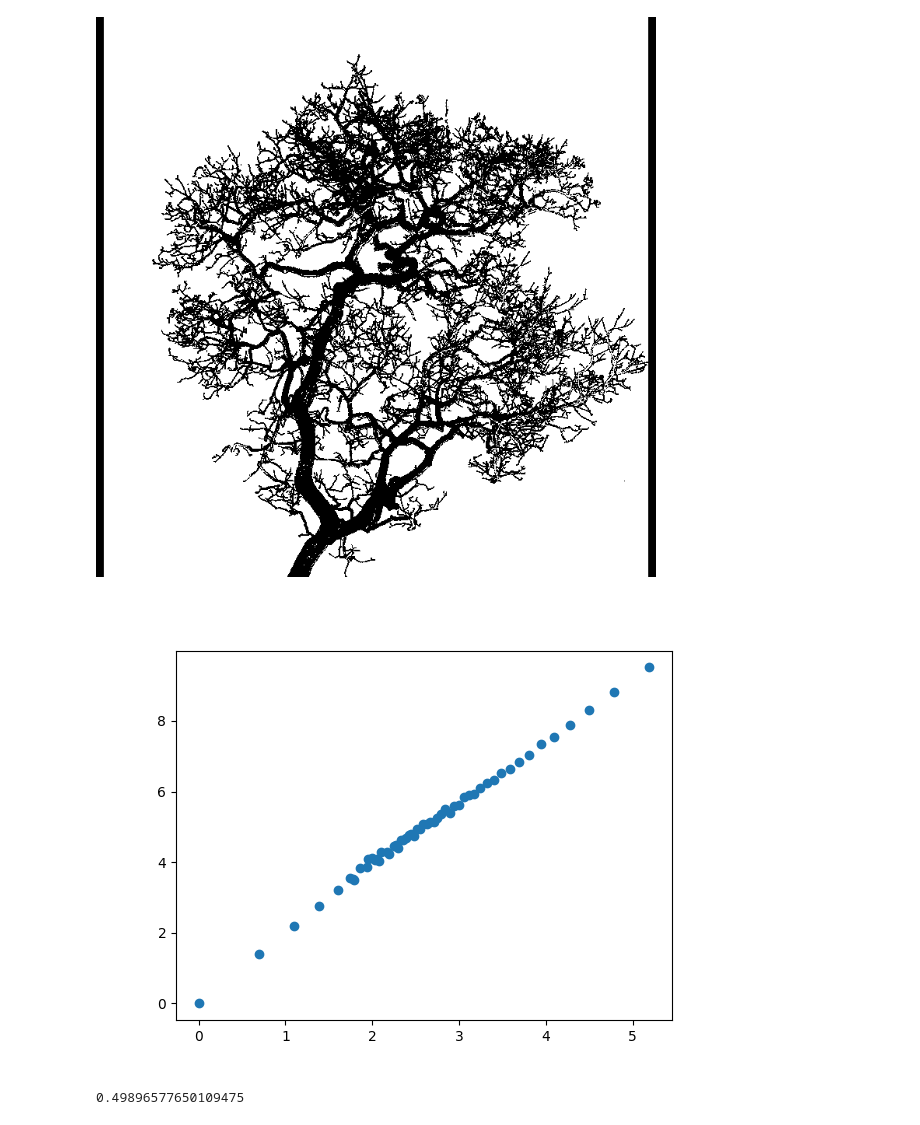
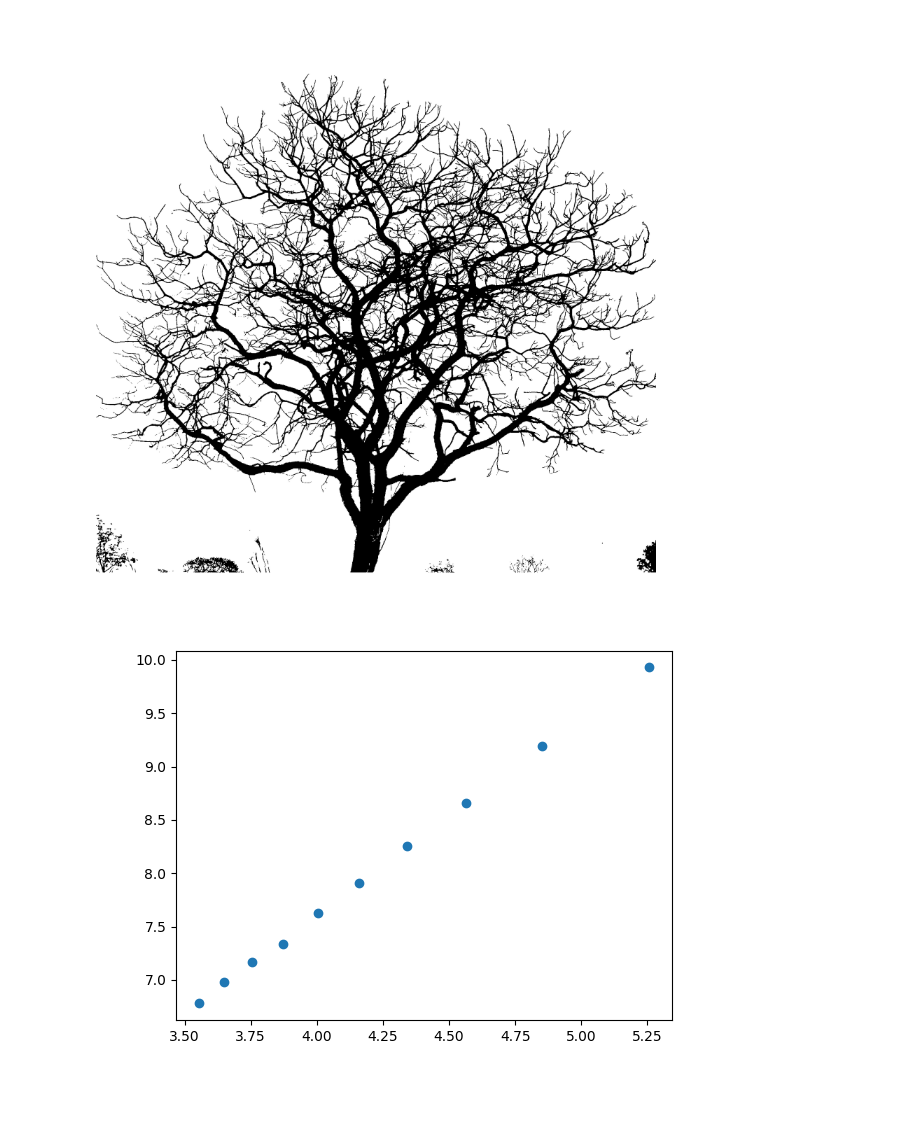
Before and after one commit to 1moi6/tccs, a Jupyter notebook: theo/theo.ipynb, the cells around one changed output. Saved outputs shown, nothing was run; the diff lists cells and outputs as text; code cells hidden in the pictures.

```diff
--- a/theo/theo.ipynb
+++ b/theo/theo.ipynb
@@ -7,4 +15,14 @@ import pandas as pd
 # %%
+def ajuste_linear(x, y):
+    # Calcula o coeficiente 'a' usando regressão linear simples
+    a = sum(xi * yi for xi, yi in zip(x, y)) / sum(xi ** 2 for xi in x)
+
+    # Aplica o ajuste aos dados de entrada
+    x_ajustado = [a * xi for xi in x]
+
+    # Retorna os dados de entrada ajustados e o coeficiente 'a'
+    return x_ajustado, a
+
 def imagem_para_tons_de_cinza(caminho_da_imagem):
     # Abrir a imagem
     imagem = Image.open(caminho_da_imagem)
@@ -78,7 +96,7 @@ def tornar_quadrada(imagem):
     tamanho_maximo = max(largura, altura)
 
     # Criar uma nova imagem quadrada
-    imagem_quadrada = Image.new('L', (tamanho_maximo, tamanho_maximo), color=0)
+    imagem_quadrada = Image.new('L', (tamanho_maximo, tamanho_maximo), color=255)
 
     # Calcular as coordenadas de início para colar a imagem original
     inicio_x = (tamanho_maximo - largura) // 2
@@ -90,12 +108,12 @@ def tornar_quadrada(imagem):
     return imagem_quadrada
 # %%
 
-caminho_da_imagem = './imagens/image2.png'
+caminho_da_imagem = './imagens/image33.png'
 matriz_tons_de_cinza = imagem_para_tons_de_cinza(caminho_da_imagem)
-imagem_processada = tornar_quadrada(corte(matriz_tons_de_cinza,10,'M'))
+imagem_processada = tornar_quadrada(corte(matriz_tons_de_cinza,100,'m'))
 imagem_processada
 # %% [output]
-[figure, old version]
+[figure, new version]
 # %%
 largura,altura = imagem_processada.size
 dados = {}
@@ -114,25 +132,7 @@ tam_lado = list(dados.values())
 num_caixas = list(dados.keys())
 # %%
 fig,ax = plt.subplots()
-ax.scatter(np.log(tam_lado),np.log(num_caixas))
+ax.scatter(np.log(tam_lado[-10:]),np.log(num_caixas[-10:]))
 plt.show()
 # %% [output]
-[figure, old version]
+[figure, new version]
-# %%
-def ajuste_linear(x, y):
-    # Calcula o coeficiente 'a' usando regressão linear simples
-    a = sum(xi * yi for xi, yi in zip(x, y)) / sum(xi ** 2 for xi in x)
-
-    # Aplica o ajuste aos dados de entrada
-    x_ajustado = [a * xi for xi in x]
-
-    # Retorna os dados de entrada ajustados e o coeficiente 'a'
-    return x_ajustado, a
-
-# Dados de entrada e saída
-
-# Realiza o ajuste linear
-x_ajustado, coeficiente_a = ajuste_linear([np.log(p) for p in tam_lado], [np.log(p) for p in num_caixas])
-coeficiente_a
-# %% [output]
-0.49896577650109475
```
Also changed, not shown: parts of 4 cells of this notebook, 6 other files.
